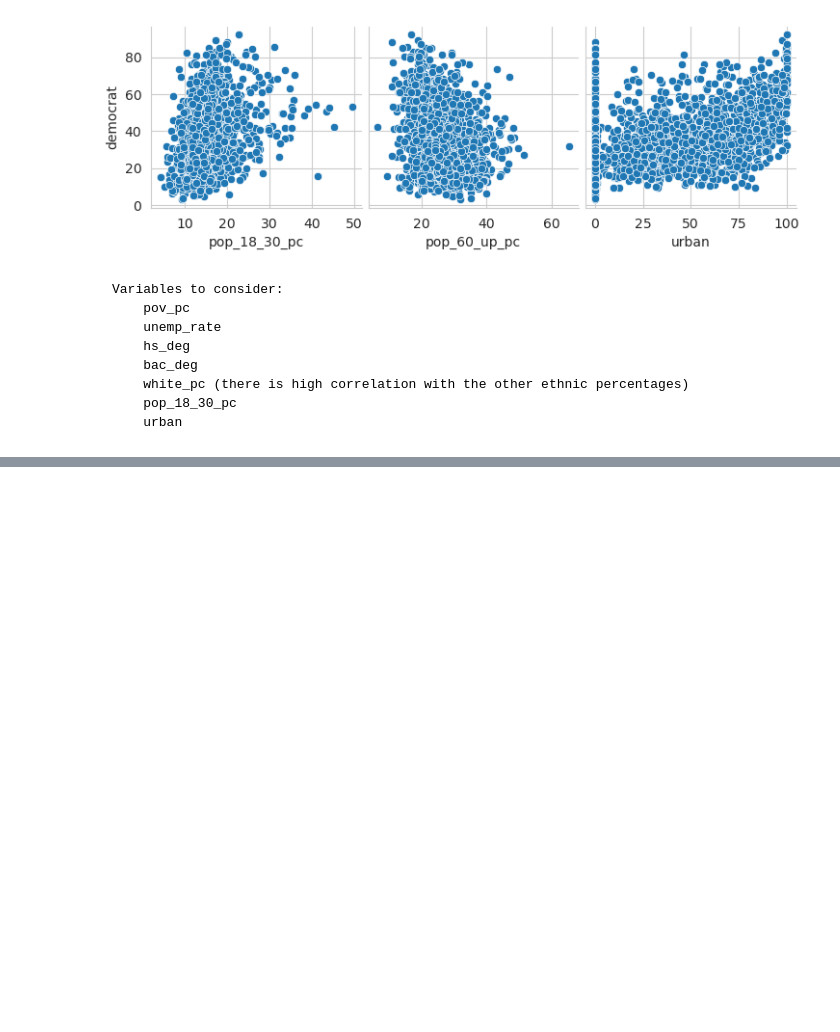
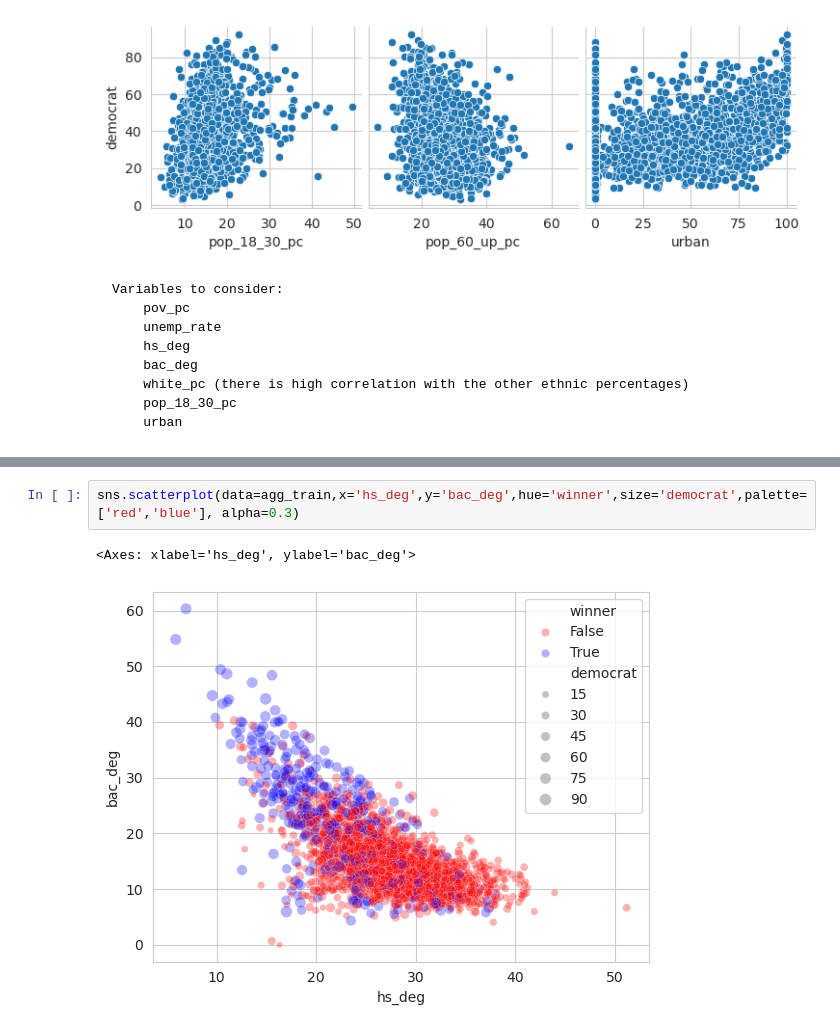
Before and after one commit to srijanrodo/erdos_ds_project, a Jupyter notebook: data_visualization.ipynb, the cells around one changed output, grey strips where cells are left out. Cells and saved outputs as stored; diff of their text form; blank space fills up the shorter version.

```diff
--- a/data_visualization.ipynb
+++ b/data_visualization.ipynb
@@ -104 +119,6 @@ urban3         0.547484
 Name: democrat, dtype: float64
+# %%
+sns.scatterplot(data=agg_train,x='hs_deg',y='bac_deg',hue='winner',size='democrat',palette=['red','blue'], alpha=0.3)
+# %% [output]
+<Axes: xlabel='hs_deg', ylabel='bac_deg'>
+[figure, added]
```
Also changed, not shown: parts of 7 cells of this notebook, 3 other files.
